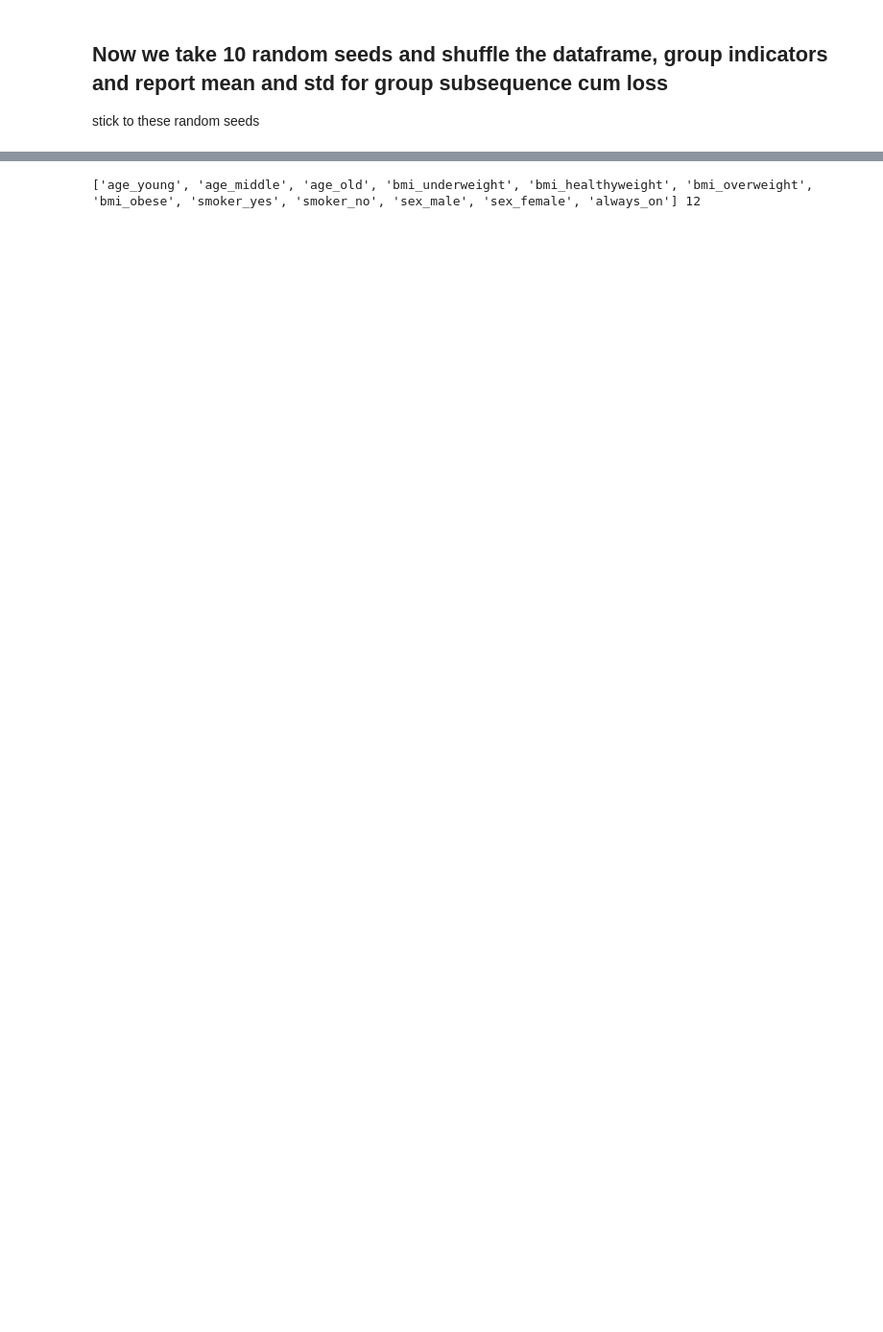
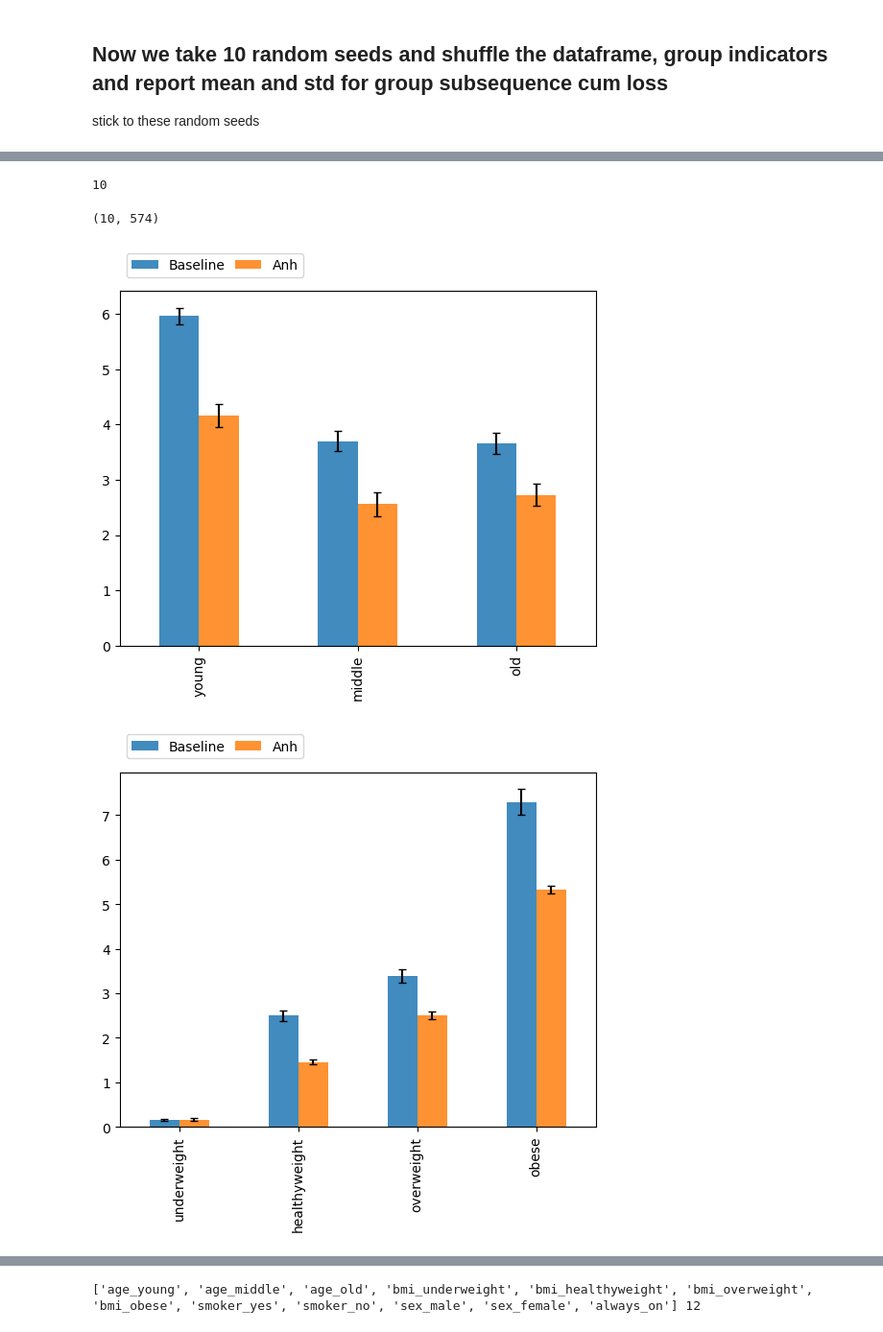
Before and after one commit to krishnacharya/multidecomp, a Jupyter notebook: jupyter_scripts/7insurance_premium.ipynb, the cells around one changed output, grey strips where cells are left out. Shown at 96% size. Drawn from its saved outputs; the diff is of its cells as text; code cells hidden in the pictures; blank space fills up the shorter version.

```diff
--- a/jupyter_scripts/7insurance_premium.ipynb
+++ b/jupyter_scripts/7insurance_premium.ipynb
@@ -499,0 +487,4 @@ stick to these random seeds
+# %%
+plot_ob = plot_groupwise(df_medical_mm_oh, 'charges', A_t_medical_groups)
+plot_ob.build_all_seeds()
+plot_ob.build_df_res()
@@ -499,0 +510,4 @@ stick to these random seeds
+# %%
+len(cl_Anh_list)
+# %% [output]
+10
@@ -499,0 +521,13 @@ stick to these random seeds
+# %%
+cl_Anh_groupwise_array[0].shape
+# %% [output]
+(10, 574)
+# %%
+A_t_medical_groups.columns
+subgroups_list = [['young', 'middle', 'old'], ['underweight', 'healthyweight', 'overweight',
+       'obese'], ['smoker', 'non-smoker'], ['male', 'female'], ['always_on']]
+# %%
+plot_ob.plot_save_subgroups(subgroups_list)
+# %% [output]
+[figure, added]
+[figure, added]
```
Also changed, not shown: parts of 35 cells of this notebook, 5 other files.
